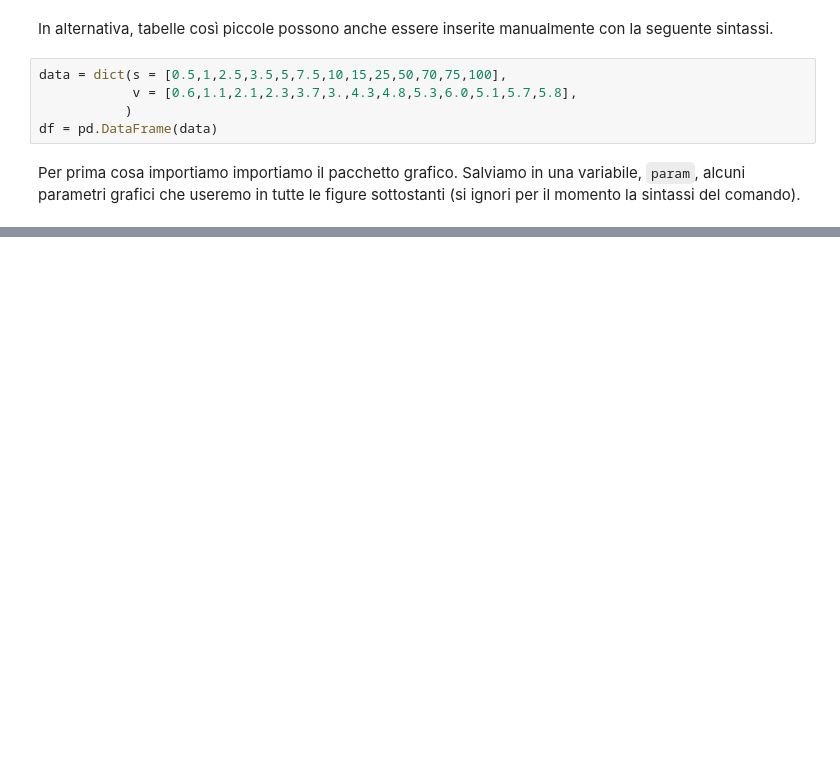
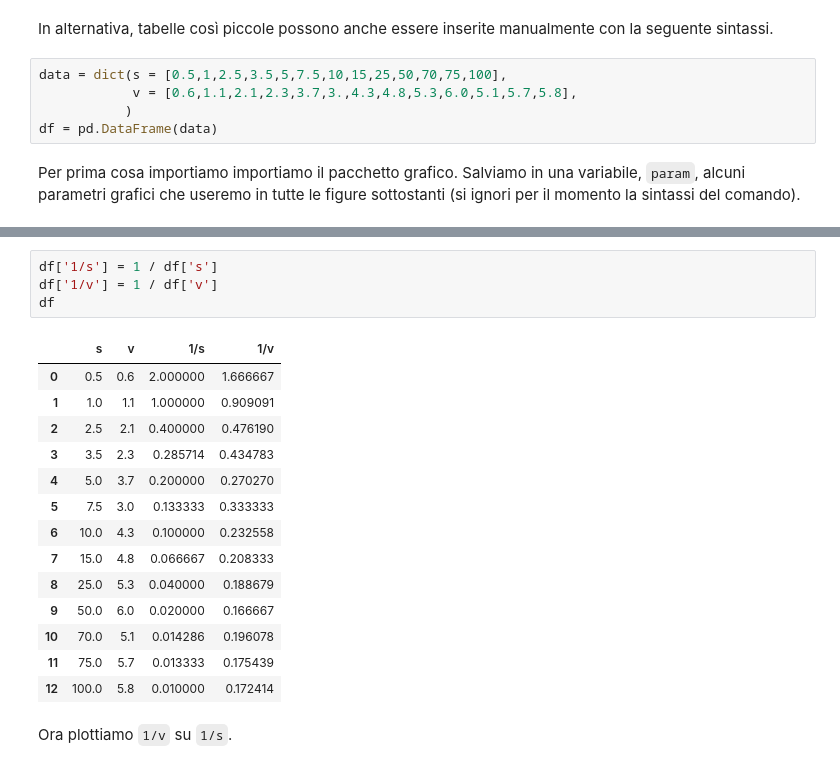
Before and after one commit to domenicozambella/BioTeIndu19, a Jupyter notebook: lezioni/5_lezione.ipynb, the cells around one changed output, grey strips where cells are left out. Cells and saved outputs as stored; diff of their text form; blank space fills up the shorter version.

```diff
--- a/lezioni/5_lezione.ipynb
+++ b/lezioni/5_lezione.ipynb
@@ -97,0 +130,21 @@ $$
+# %%
+df['1/s'] = 1 / df['s']
+df['1/v'] = 1 / df['v']
+df
+# %% [output]
+|  | s | v | 1/s | 1/v |
+| 0 | 0.5 | 0.6 | 2.000000 | 1.666667 |
+| 1 | 1.0 | 1.1 | 1.000000 | 0.909091 |
+| 2 | 2.5 | 2.1 | 0.400000 | 0.476190 |
+| 3 | 3.5 | 2.3 | 0.285714 | 0.434783 |
+| 4 | 5.0 | 3.7 | 0.200000 | 0.270270 |
+| 5 | 7.5 | 3.0 | 0.133333 | 0.333333 |
+| 6 | 10.0 | 4.3 | 0.100000 | 0.232558 |
+| 7 | 15.0 | 4.8 | 0.066667 | 0.208333 |
+| 8 | 25.0 | 5.3 | 0.040000 | 0.188679 |
+| 9 | 50.0 | 6.0 | 0.020000 | 0.166667 |
+| 10 | 70.0 | 5.1 | 0.014286 | 0.196078 |
+| 11 | 75.0 | 5.7 | 0.013333 | 0.175439 |
+| 12 | 100.0 | 5.8 | 0.010000 | 0.172414 |
+# %% [markdown]
+Ora plottiamo `1/v` su `1/s`.
```
Also changed, not shown: parts of 32 cells of this notebook, 2 other files.
